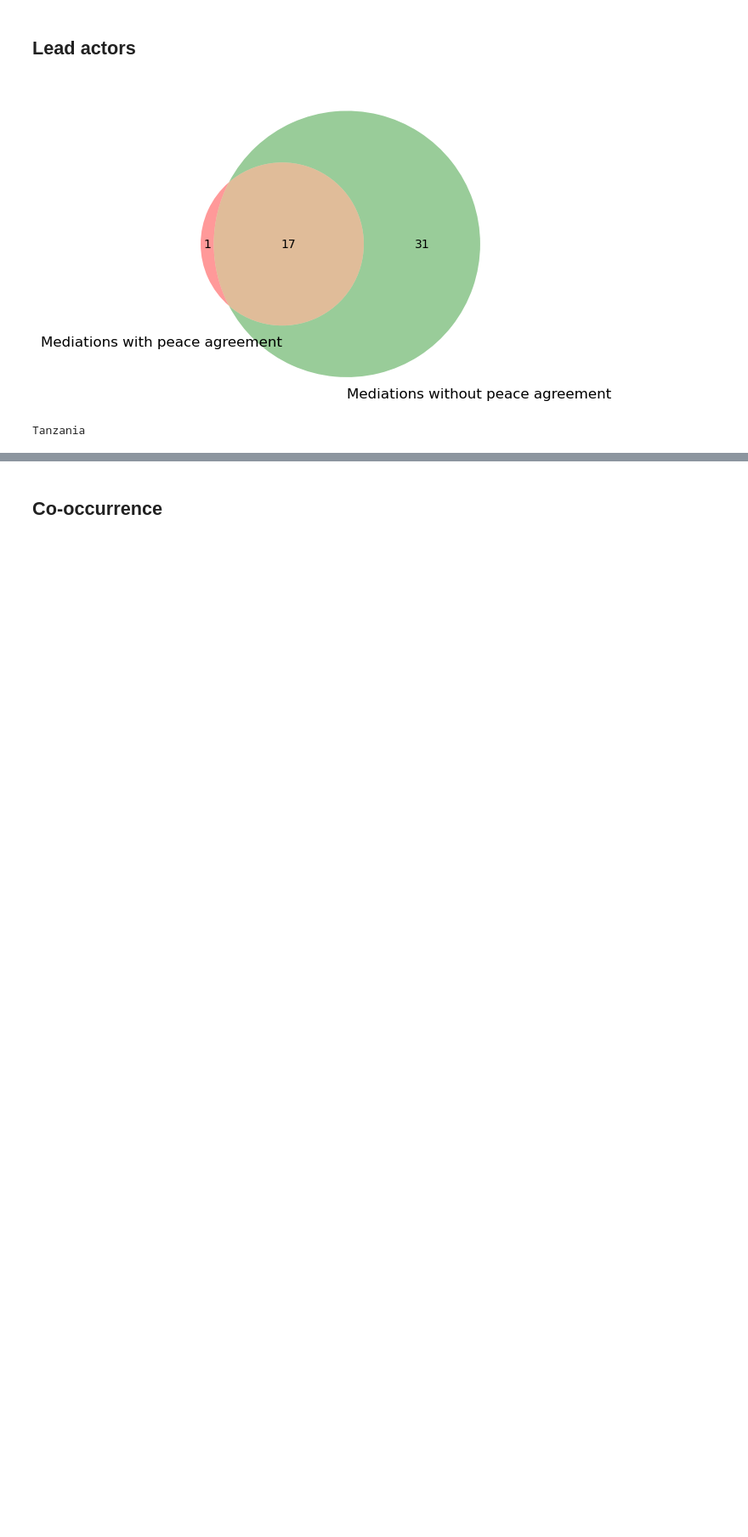
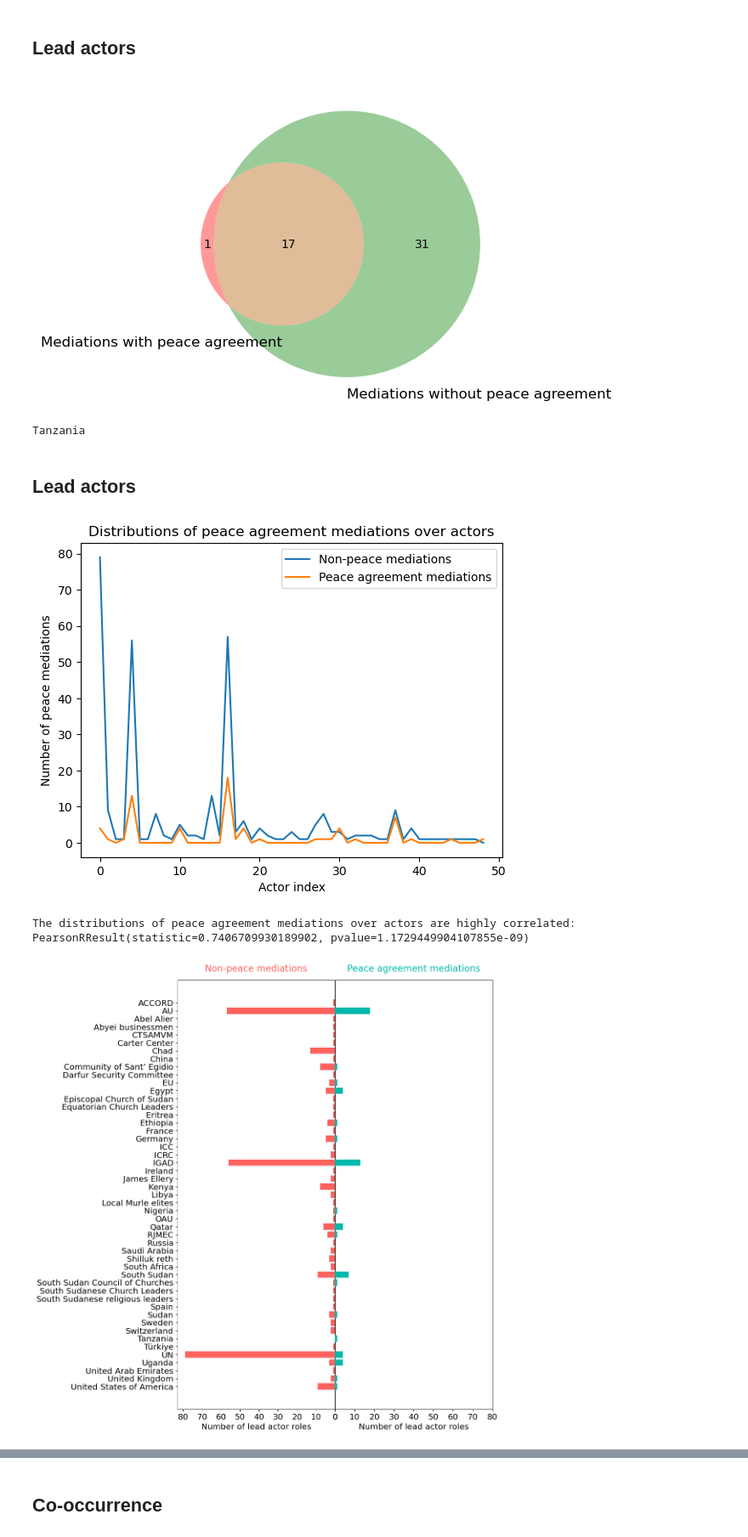
Before and after one commit to roybgardner/mediation, a Jupyter notebook: mediation_comparisons.ipynb, the cells around one changed output, grey strips where cells are left out. Shown: that part at 85% size. Saved outputs shown, nothing was run; the diff lists cells and outputs as text; code cells hidden in the pictures; blank space fills up the shorter version.

```diff
--- a/mediation_comparisons.ipynb
+++ b/mediation_comparisons.ipynb
@@ -33,28 +33,15 @@ peace_mediation_ids = [k for k,v in data_dict['vertices_dict'].items() if v['typ
 non_peace_mediation_ids = [k for k,v in data_dict['vertices_dict'].items() if v['type'] == 'MED' and\
                   v['data']['peace_agreement'] != 1]
 
-print(len(peace_mediation_ids))
-print(len(non_peace_mediation_ids))
-
 peace_mediation_indices = [data_dict['mediation_vertices'].index(v) for v in peace_mediation_ids]
 peace_matrix = data_dict['matrix'][np.ix_(peace_mediation_indices,range(0,len(data_dict['actor_vertices'])))]
 
-# Get columns containing non-zero value
-indices = np.where(peace_matrix > 0)
-peace_actor_indices = list(set(indices[1]))
-peace_actor_ids = [data_dict['actor_vertices'][index] for index in peace_actor_indices]
 
-peace_matrix = peace_matrix[np.ix_(range(0,peace_matrix.shape[0]),peace_actor_indices)]
-print(peace_matrix.shape)
 
 non_peace_mediation_indices = [data_dict['mediation_vertices'].index(v) for v in non_peace_mediation_ids]
 non_peace_matrix = data_dict['matrix'][np.ix_(non_peace_mediation_indices,\
                                               range(0,len(data_dict['actor_vertices'])))]
 
-non_indices = np.where(non_peace_matrix > 0)
-non_peace_actor_indices = list(set(non_indices[1]))
-non_peace_actor_ids = [data_dict['actor_vertices'][index] for index in non_peace_actor_indices]
-
-non_peace_matrix = non_peace_matrix[np.ix_(range(0,non_peace_matrix.shape[0]),non_peace_actor_indices)]
+print(peace_matrix.shape)
 print(non_peace_matrix.shape)
 # %% [output]
@@ -101,3 +96,63 @@ print(data_dict['actor_vertices'][list(left_partition)[0]])
 # %% [output]
 [figure]
 Tanzania
+# %% [markdown]
+## Lead actors
+# %%
+# Collect lead actors non-peace edges
+
+lead_counts = {}
+
+indices = np.where(non_peace_matrix > 0)
+for i in range(0,len(indices[0])):
+    mediation_index = indices[0][i]
+    actor_index = indices[1][i]
+    actor_id = data_dict['actor_vertices'][actor_index]
+    edge_weight = non_peace_matrix[mediation_index,actor_index]
+    edge_dict = recover_edge_dict(edge_weight,len(get_empty_edge_dict()))
+    if int(edge_dict['is_lead']) == 1:
+        if actor_id in lead_counts:
+            lead_counts[actor_id][0] += 1
+        else:
+            lead_counts[actor_id] = [1,0]
+
+# Collect lead actors from peace matrix edges
+indices = np.where(peace_matrix > 0)
+for i in range(0,len(indices[0])):
+    mediation_index = indices[0][i]
+    actor_index = indices[1][i]
+    actor_id = data_dict['actor_vertices'][actor_index]
+    edge_weight = peace_matrix[mediation_index,actor_index]
+    edge_dict = recover_edge_dict(edge_weight,len(get_empty_edge_dict()))
+    if int(edge_dict['is_lead']) == 1:
+        if actor_id in lead_counts:
+            lead_counts[actor_id][1] += 1
+        else:
+            lead_counts[actor_id] = [0,1]
+
+plt.plot([v[0] for _,v in lead_counts.items()],label='Non-peace mediations')
+plt.plot([v[1] for _,v in lead_counts.items()],label='Peace agreement mediations')
+plt.ylabel('Number of peace mediations')
+plt.xlabel('Actor index')
+plt.legend()
+plt.title('Distributions of peace agreement mediations over actors')
+plt.show()
+
+print()
+print('The distributions of peace agreement mediations over actors are highly correlated:')
+print(stats.pearsonr([v[0] for _,v in lead_counts.items()],[v[1] for _,v in lead_counts.items()]))
+
+sorted_leads = sorted(lead_counts.items(),key=lambda kv:kv[0],reverse=True)
+plot_birectional([(t[0],t[1][0]) for t in sorted_leads],[(t[0],t[1][1]) for t in sorted_leads],\
+                 ['Non-peace mediations','Peace agreement mediations'],max_x=0,labelled=True,file='')
+
+
+sorted_leads = sorted(lead_counts.items(),key=lambda kv:kv[1][0])
+
+plot_birectional([(t[0],t[1][0]) for t in sorted_leads],[(t[0],t[1][1]) for t in sorted_leads],\
+                 ['Non-peace mediations','Peace agreement mediations'],max_x=0,labelled=True,file='')
+# %% [output]
+[figure, added]
+The distributions of peace agreement mediations over actors are highly correlated:
+PearsonRResult(statistic=0.7406709930189902, pvalue=1.1729449904107855e-09)
+[figure, added]
```
Also changed, not shown: parts of 7 cells of this notebook, 1 other file.
